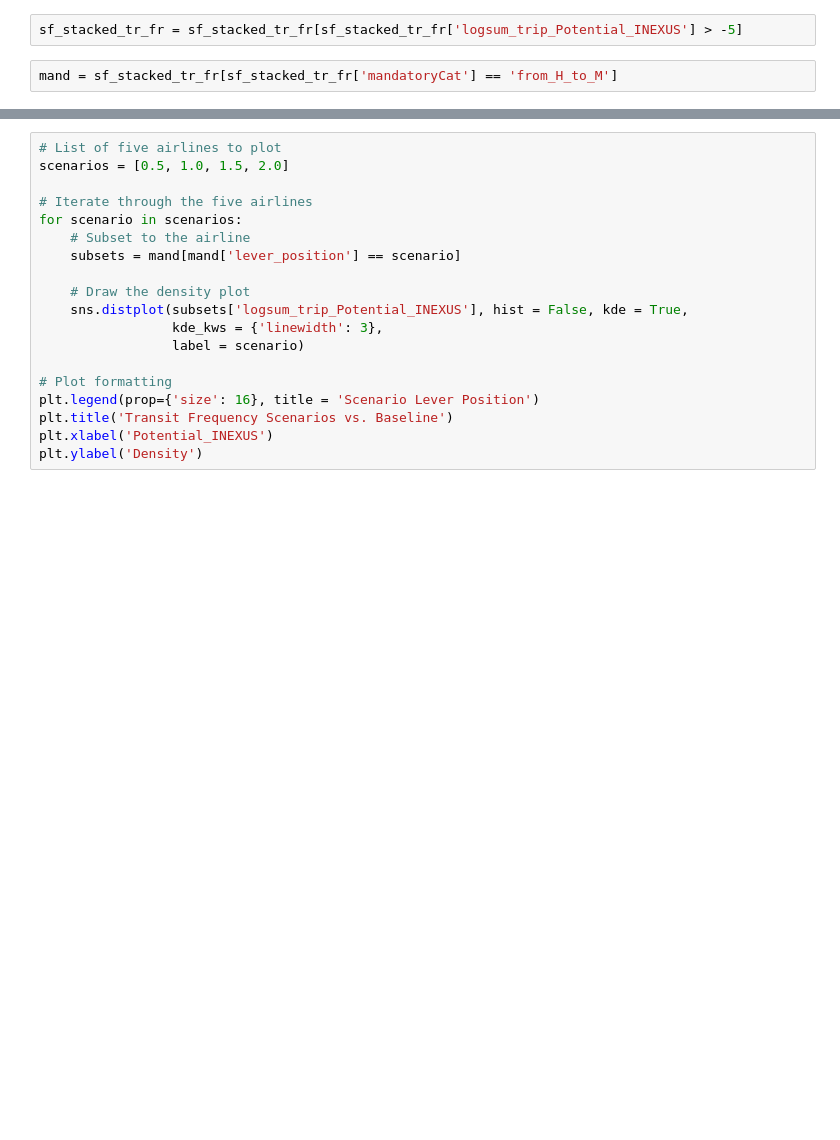
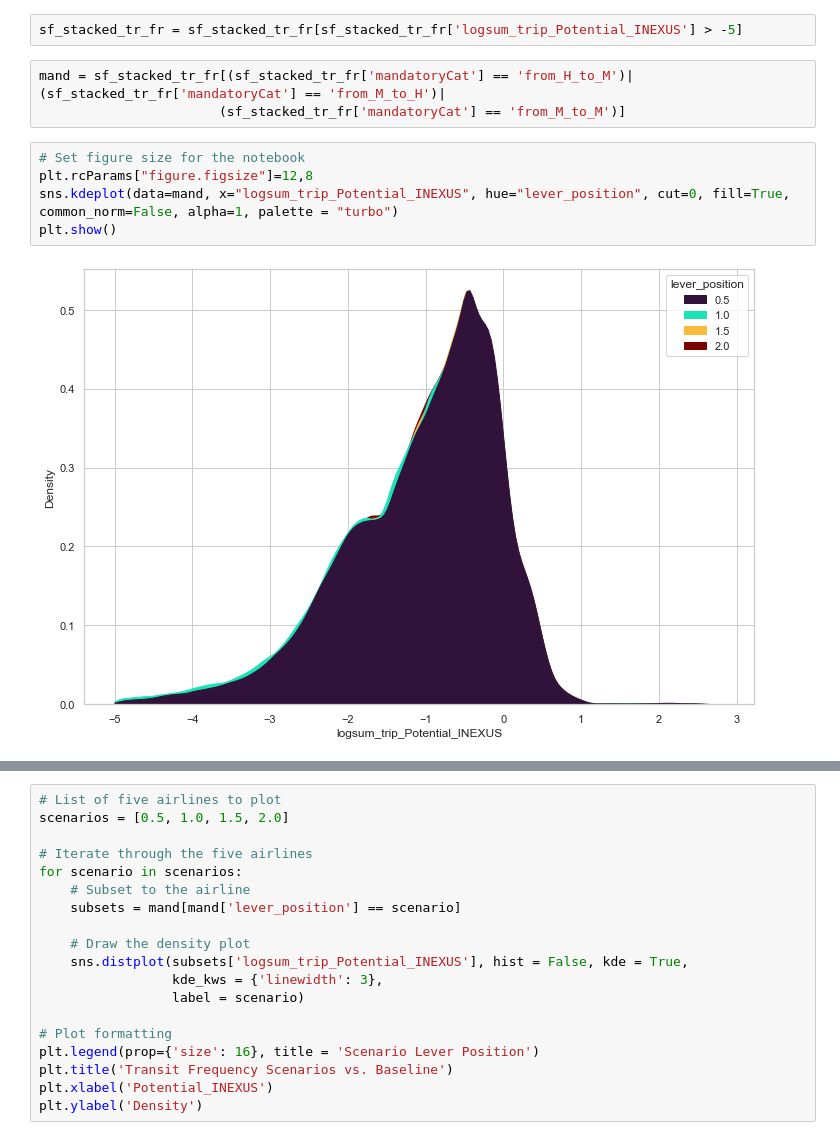
Before and after one commit to LBNL-UCB-STI/beam-core-analysis, a Jupyter notebook: Users/Nazanin/INEXUS_Plots.ipynb, the cells around one changed output, grey strips where cells are left out. Drawn from its saved outputs; the diff is of its cells as text; blank space fills up the shorter version.

```diff
--- a/Users/Nazanin/INEXUS_Plots.ipynb
+++ b/Users/Nazanin/INEXUS_Plots.ipynb
@@ -68,4 +79,12 @@ sf_stacked_tr_fr = sf_stacked_tr_fr[sf_stacked_tr_fr['Realized_INEXUS'] > -5]
 # %%
 sf_stacked_tr_fr = sf_stacked_tr_fr[sf_stacked_tr_fr['logsum_trip_Potential_INEXUS'] > -5]
 # %%
-mand = sf_stacked_tr_fr[sf_stacked_tr_fr['mandatoryCat'] == 'from_H_to_M']
+mand = sf_stacked_tr_fr[(sf_stacked_tr_fr['mandatoryCat'] == 'from_H_to_M')|(sf_stacked_tr_fr['mandatoryCat'] == 'from_M_to_H')|
+                       (sf_stacked_tr_fr['mandatoryCat'] == 'from_M_to_M')]
+# %%
+# Set figure size for the notebook
+plt.rcParams["figure.figsize"]=12,8
+sns.kdeplot(data=mand, x="logsum_trip_Potential_INEXUS", hue="lever_position", cut=0, fill=True, common_norm=False, alpha=1, palette = "turbo")
+plt.show()
+# %% [output]
+[figure, added]
```
Also changed, not shown: parts of 12 cells of this notebook, 1 other file.
